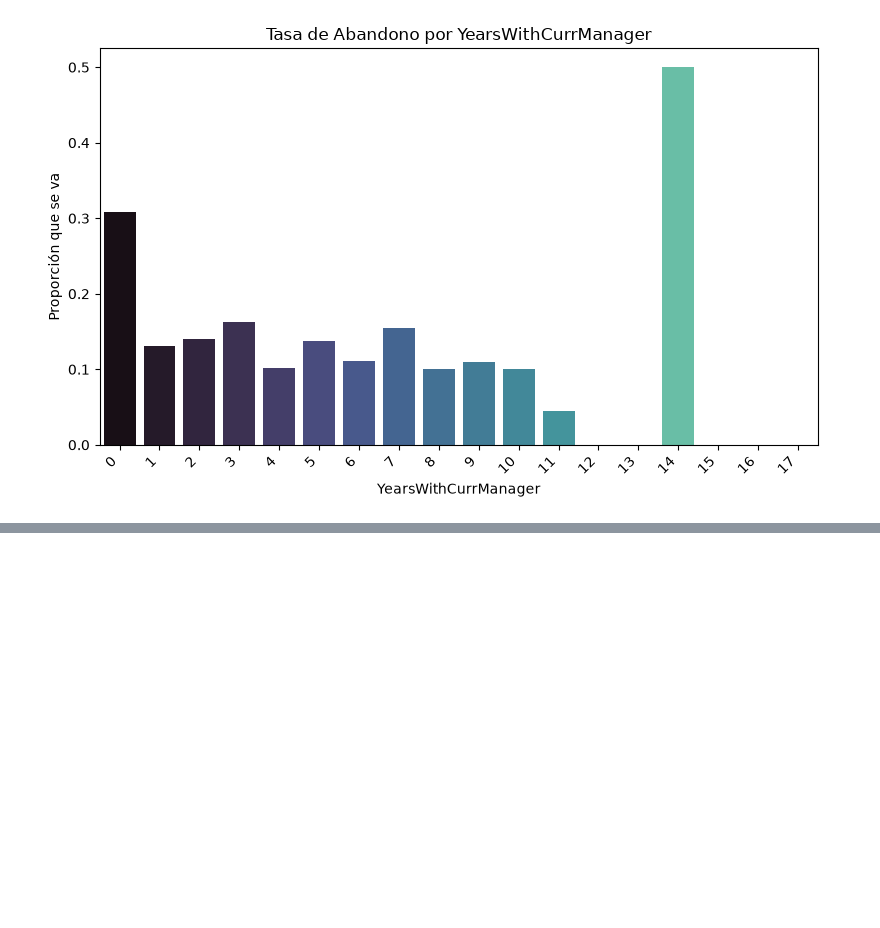
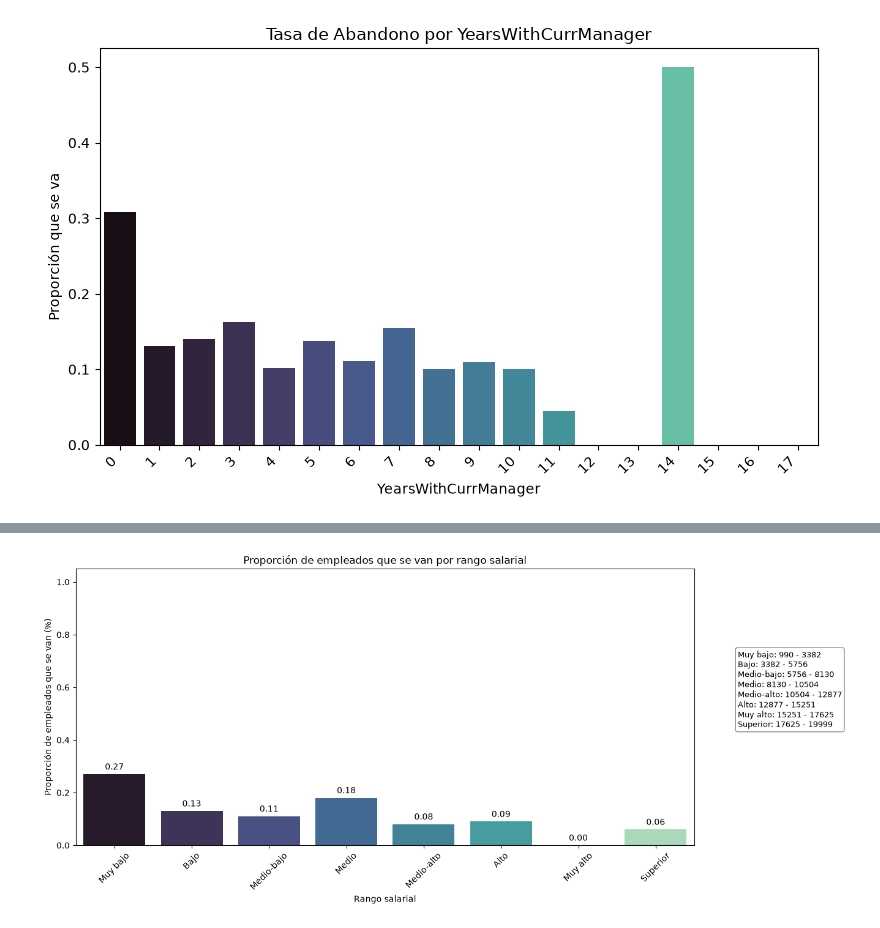
Before and after one commit to Adalab/project-da-promo-67-modulo-3-team-2, a Jupyter notebook: correlacion.ipynb, the cells around one changed output, grey strips where cells are left out. Saved outputs shown, nothing was run; the diff lists cells and outputs as text; code cells hidden in the pictures; blank space fills up the shorter version.

```diff
--- a/correlacion.ipynb
+++ b/correlacion.ipynb
@@ -131,0 +182,5 @@ crear_graficos_barras(df_final, variables_tiempo)
+# %%
+#División en 8 intervalos del mismo tamaño
+df_final["RangoSalarial"] = pd.cut(
+    df_final["MonthlyIncome"],
+    bins=8)
@@ -131,0 +221,82 @@ crear_graficos_barras(df_final, variables_tiempo)
+# %%
+#Etiquetas para los intervalos
+labels_salario = [
+    "Muy bajo",
+    "Bajo",
+    "Medio-bajo",
+    "Medio",
+    "Medio-alto",
+    "Alto",
+    "Muy alto",
+    "Superior"
+]
+#Creamos la columna Rango salarial
+df_final["RangoSalarial"] = pd.cut(
+    df_final["MonthlyIncome"],
+    bins=8,
+    labels=labels_salario
+)
+
+proporcion_salida_salario = (
+    df_final
+    .groupby("RangoSalarial", observed=True)["AttritionNum"]
+    .mean()
+    .round(2)
+)
+
+intervalos_salario = pd.cut(
+    df_final["MonthlyIncome"],
+    bins=8
+).cat.categories
+
+#Gráfico
+texto_leyenda = "\n".join(
+    [
+        f"{categoria}: {int(intervalo.left)} - {int(intervalo.right)}"
+        for categoria, intervalo in zip(labels_salario, intervalos_salario)
+    ]
+)
+
+plt.figure(figsize=(14, 6))
+
+ax = sns.barplot(
+    x=proporcion_salida_salario.index,
+    y=proporcion_salida_salario.values,
+    order=labels_salario,
+    palette='mako'
+)
+
+plt.title("Proporción de empleados que se van por rango salarial")
+plt.xlabel("Rango salarial")
+plt.ylabel("Proporción de empleados que se van (%)")
+plt.xticks(rotation=45)
+plt.ylim(0, 1.05)
+
+for i, valor in enumerate(proporcion_salida_salario.values):
+    ax.text(
+        i,
+        valor + 0.01,
+        f"{valor:.2f}",
+        ha="center",
+        va="bottom"
+    )
+
+plt.gcf().text(
+    0.82,
+    0.5,
+    texto_leyenda,
+    fontsize=9,
+    ha="left",
+    va="bottom",
+    bbox=dict(
+        boxstyle="round",
+        facecolor="white",
+        edgecolor="gray",
+        alpha=0.9
+    )
+)
+
+plt.tight_layout(rect=[0, 0, 0.78, 1])
+plt.show()
+# %% [output]
+[figure, added]
```
Also changed, not shown: parts of 11 cells of this notebook.
